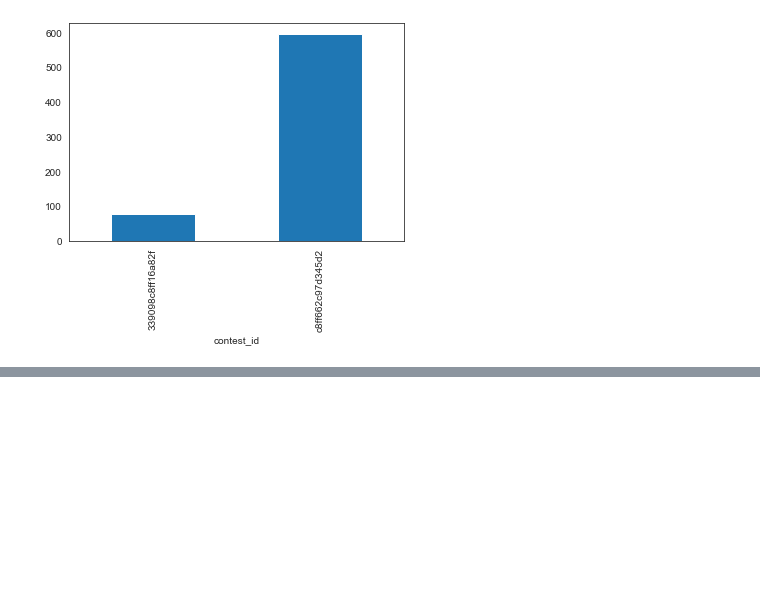
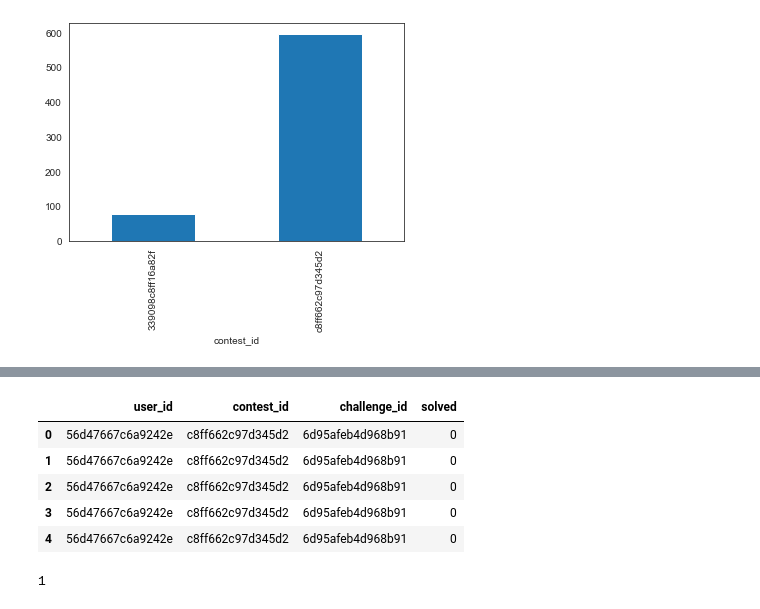
Before and after one commit to pratikjaiswal1998/challenge_recommendation_ml, a Jupyter notebook: Recommendation.ipynb, the cells around one changed output, grey strips where cells are left out. Cells and saved outputs as stored; diff of their text form; code cells hidden in the pictures; blank space fills up the shorter version.

```diff
--- a/Recommendation.ipynb
+++ b/Recommendation.ipynb
@@ -371,0 +409,13 @@ df1.head()
+# %%
+df0.drop('created_at',axis = 1,inplace =True)
+# %%
+df0.drop('language',axis = 1,inplace =True)
+# %%
+df0.head()
+# %% [output]
+|  | user_id | contest_id | challenge_id | solved |
+| 0 | 56d47667c6a9242e | c8ff662c97d345d2 | 6d95afeb4d968b91 | 0 |
+| 1 | 56d47667c6a9242e | c8ff662c97d345d2 | 6d95afeb4d968b91 | 0 |
+| 2 | 56d47667c6a9242e | c8ff662c97d345d2 | 6d95afeb4d968b91 | 0 |
+| 3 | 56d47667c6a9242e | c8ff662c97d345d2 | 6d95afeb4d968b91 | 0 |
+| 4 | 56d47667c6a9242e | c8ff662c97d345d2 | 6d95afeb4d968b91 | 0 |
@@ -371,0 +424,8 @@ df1.head()
+# %%
+count = 0
+for i in df0.index:
+    if df0['solved'][i] == 1:
+        count=+1
+count
+# %% [output]
+1
```
Also changed, not shown: parts of 18 cells of this notebook, 1 other file.
